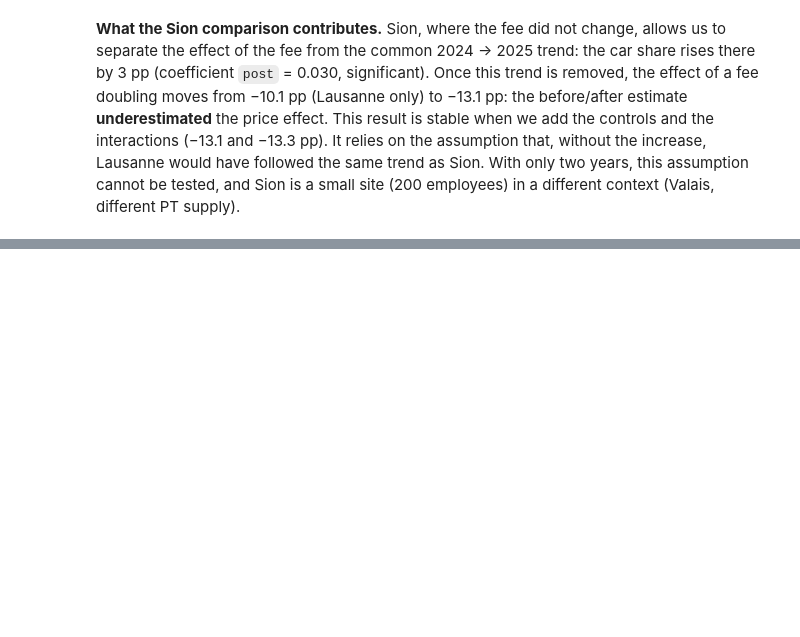
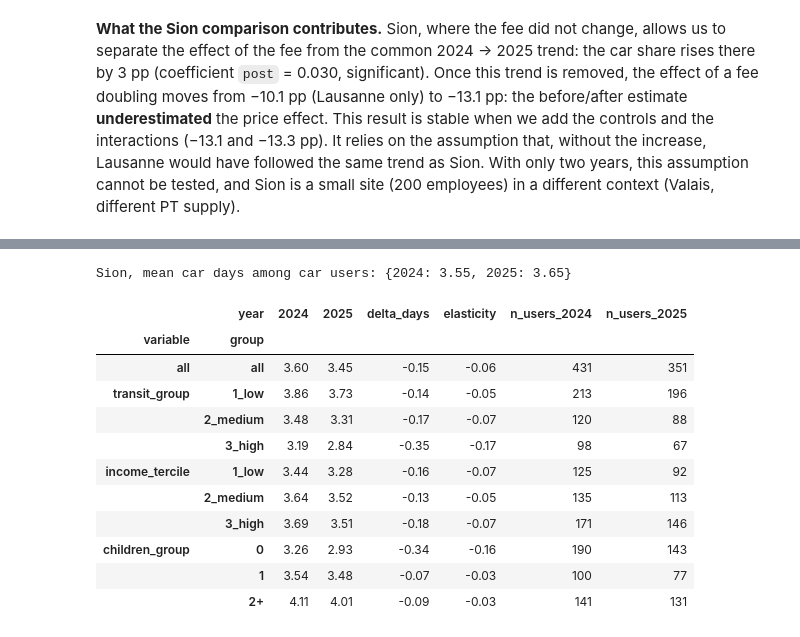
Before and after one commit to Mxlrt69/Public_Policy_Project, a Jupyter notebook: full_notebook.ipynb, the cells around one changed output, grey strips where cells are left out. Cells and saved outputs as stored; diff of their text form; code cells hidden in the pictures; blank space fills up the shorter version.

```diff
--- a/full_notebook.ipynb
+++ b/full_notebook.ipynb
@@ -1503,0 +1515,40 @@ table_B3.head()
+# %%
+# Intensive-margin sample: car users (car_days_per_week > 0)
+users = df[df["car_days_per_week"] > 0].copy()
+users["log_days"] = np.log(users["car_days_per_week"])
+
+# Intensive elasticity = Δln(mean days) / Δln(fee) -> same definition as the extensive elasticity (B2)
+def int_elasticity(days_2024, days_2025, p0=2, p1=4):
+    return np.log(days_2025 / days_2024) / np.log(p1 / p0)
+
+def days_table(data, col):
+    t = data.pivot_table(index=col, columns="year", values="car_days_per_week", aggfunc="mean", observed=True)
+    t["delta_days"] = t[2025] - t[2024]
+    t["elasticity"] = int_elasticity(t[2024], t[2025])
+    n = data.pivot_table(index=col, columns="year", values="employee_id", aggfunc="nunique", observed=True)
+    t["n_users_2024"], t["n_users_2025"] = n[2024], n[2025]
+    t.index = pd.MultiIndex.from_product([[col], t.index.astype(str)], names=["variable", "group"])
+    return t
+
+users_laus = users[users["site"] == "Lausanne"]
+table_C1 = pd.concat([days_table(users_laus.assign(all="all"), "all")] +
+                     [days_table(users_laus, c) for c in ["transit_group", "income_tercile", "children_group"]])
+
+# For reference: Sion (price unchanged -> no elasticity)
+print("Sion, mean car days among car users:",
+      users[users.site == "Sion"].groupby("year")["car_days_per_week"].mean().round(2).to_dict())
+table_C1.round(2)
+# %% [output]
+Sion, mean car days among car users: {2024: 3.55, 2025: 3.65}
+|  | year | 2024 | 2025 | delta_days | elasticity | n_users_2024 | n_users_2025 |
+| variable | group |  |  |  |  |  |  |
+| all | all | 3.60 | 3.45 | -0.15 | -0.06 | 431 | 351 |
+| transit_group | 1_low | 3.86 | 3.73 | -0.14 | -0.05 | 213 | 196 |
+|  | 2_medium | 3.48 | 3.31 | -0.17 | -0.07 | 120 | 88 |
+|  | 3_high | 3.19 | 2.84 | -0.35 | -0.17 | 98 | 67 |
+| income_tercile | 1_low | 3.44 | 3.28 | -0.16 | -0.07 | 125 | 92 |
+|  | 2_medium | 3.64 | 3.52 | -0.13 | -0.05 | 135 | 113 |
+|  | 3_high | 3.69 | 3.51 | -0.18 | -0.07 | 171 | 146 |
+| children_group | 0 | 3.26 | 2.93 | -0.34 | -0.16 | 190 | 143 |
+|  | 1 | 3.54 | 3.48 | -0.07 | -0.03 | 100 | 77 |
+|  | 2+ | 4.11 | 4.01 | -0.09 | -0.03 | 141 | 131 |
```
Also changed, not shown: parts of 12 cells of this notebook.
